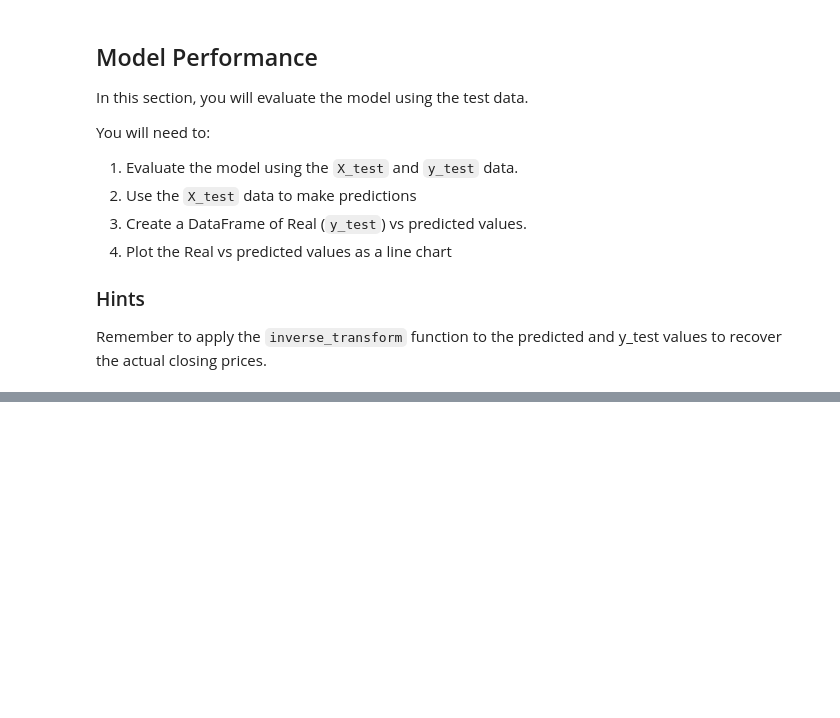
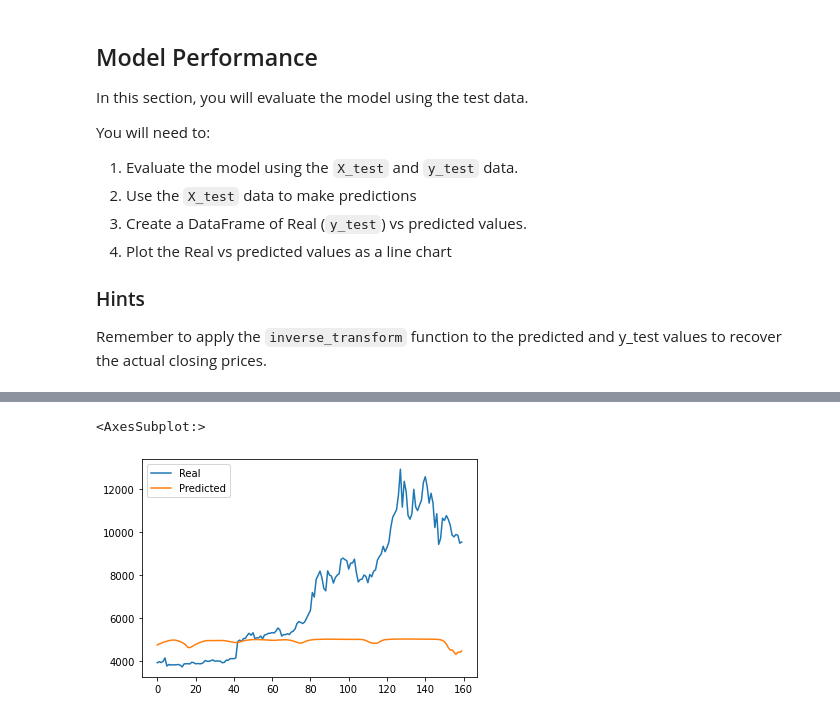
Before and after one commit to tyedem/LSTM_Stock_Predictor, a Jupyter notebook: lstm_stock_predictor_fng.ipynb, the cells around one changed output, grey strips where cells are left out. Saved outputs shown, nothing was run; the diff lists cells and outputs as text; code cells hidden in the pictures; blank space fills up the shorter version.

```diff
--- a/lstm_stock_predictor_fng.ipynb
+++ b/lstm_stock_predictor_fng.ipynb
@@ -321,0 +347,9 @@ stocks.plot()
+# %%
+#Save model 4 to CSV - window_size = 2, dropout_fraction = 0.2, batch_size = 1, epochs = 10
+file_path = Path('LSTM_models/model_4.csv')
+stocks.to_csv(file_path)
+model_4 = pd.read_csv('LSTM_models/model_4.csv')
+model_4.plot()
+# %% [output]
+<AxesSubplot:>
+[figure, added]
```
Also changed, not shown: parts of 10 cells of this notebook.
